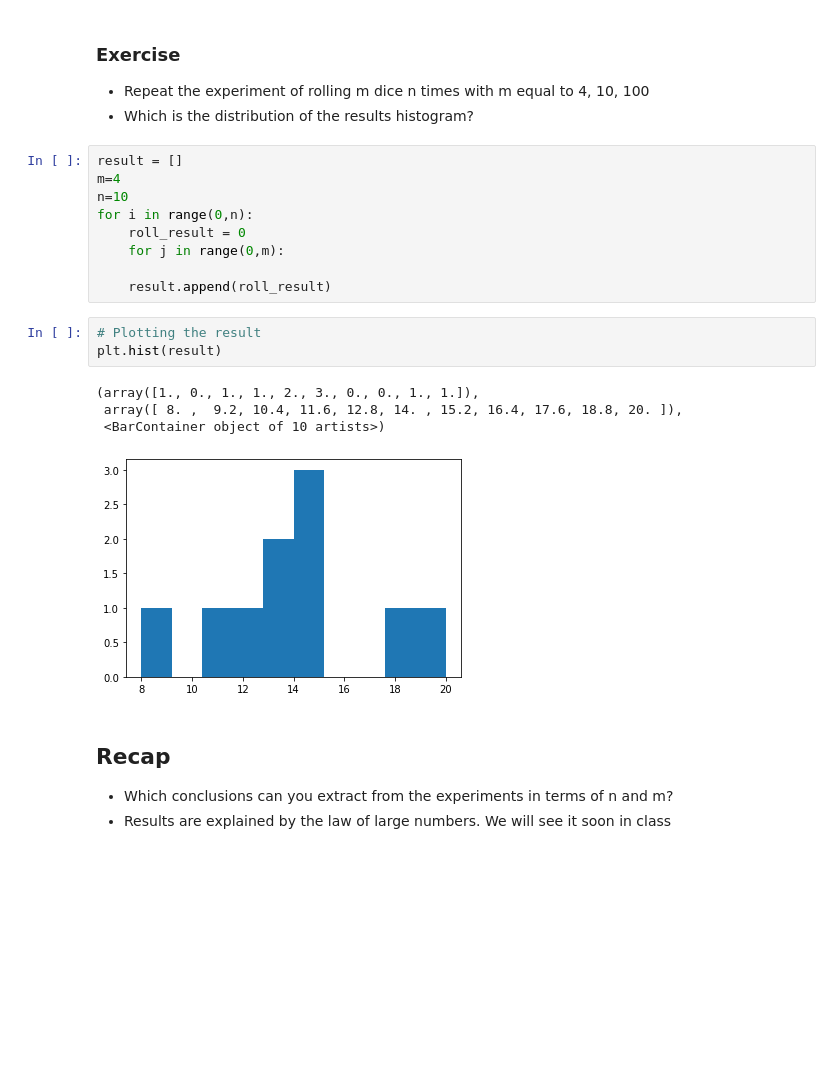
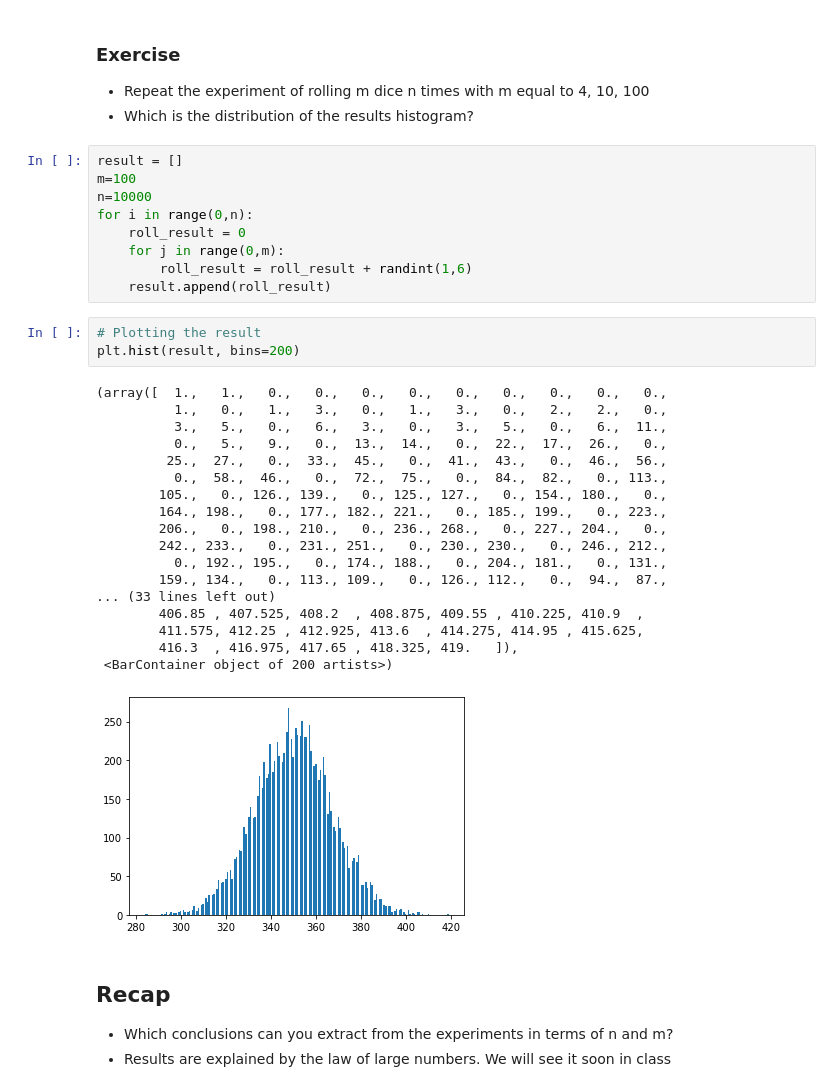
Before and after one commit to miquelcamprodon/sme-materials, a Jupyter notebook: 01-SimulatingDiceRolls.ipynb, the cells around one changed output. Cells and saved outputs as stored; diff of their text form; blank space fills up the shorter version.

```diff
--- a/01-SimulatingDiceRolls.ipynb
+++ b/01-SimulatingDiceRolls.ipynb
@@ -108,21 +108,35 @@ plt.hist(result, bins=11)
 - Which is the distribution of the results histogram?
 # %%
 result = []
-m=4
-n=10
+m=100
+n=10000
 for i in range(0,n):
     roll_result = 0
     for j in range(0,m):
-
+        roll_result = roll_result + randint(1,6)
     result.append(roll_result)
 # %%
 # Plotting the result
-plt.hist(result)
+plt.hist(result, bins=200)
 # %% [output]
-(array([1., 0., 1., 1., 2., 3., 0., 0., 1., 1.]),
- array([ 8. ,  9.2, 10.4, 11.6, 12.8, 14. , 15.2, 16.4, 17.6, 18.8, 20. ]),
- <BarContainer object of 10 artists>)
+(array([  1.,   1.,   0.,   0.,   0.,   0.,   0.,   0.,   0.,   0.,   0.,
+          1.,   0.,   1.,   3.,   0.,   1.,   3.,   0.,   2.,   2.,   0.,
+          3.,   5.,   0.,   6.,   3.,   0.,   3.,   5.,   0.,   6.,  11.,
+          0.,   5.,   9.,   0.,  13.,  14.,   0.,  22.,  17.,  26.,   0.,
+         25.,  27.,   0.,  33.,  45.,   0.,  41.,  43.,   0.,  46.,  56.,
+          0.,  58.,  46.,   0.,  72.,  75.,   0.,  84.,  82.,   0., 113.,
+        105.,   0., 126., 139.,   0., 125., 127.,   0., 154., 180.,   0.,
+        164., 198.,   0., 177., 182., 221.,   0., 185., 199.,   0., 223.,
+        206.,   0., 198., 210.,   0., 236., 268.,   0., 227., 204.,   0.,
+        242., 233.,   0., 231., 251.,   0., 230., 230.,   0., 246., 212.,
+          0., 192., 195.,   0., 174., 188.,   0., 204., 181.,   0., 131.,
+        159., 134.,   0., 113., 109.,   0., 126., 112.,   0.,  94.,  87.,
+... (33 lines left out)
+        406.85 , 407.525, 408.2  , 408.875, 409.55 , 410.225, 410.9  ,
+        411.575, 412.25 , 412.925, 413.6  , 414.275, 414.95 , 415.625,
+        416.3  , 416.975, 417.65 , 418.325, 419.   ]),
+ <BarContainer object of 200 artists>)
-[figure, old version]
+[figure, new version]
 # %% [markdown]
 ## Recap
 - Which conclusions can you extract from the experiments in terms of n and m?
```
Also changed, not shown: parts of 10 cells of this notebook, 4 other files.
